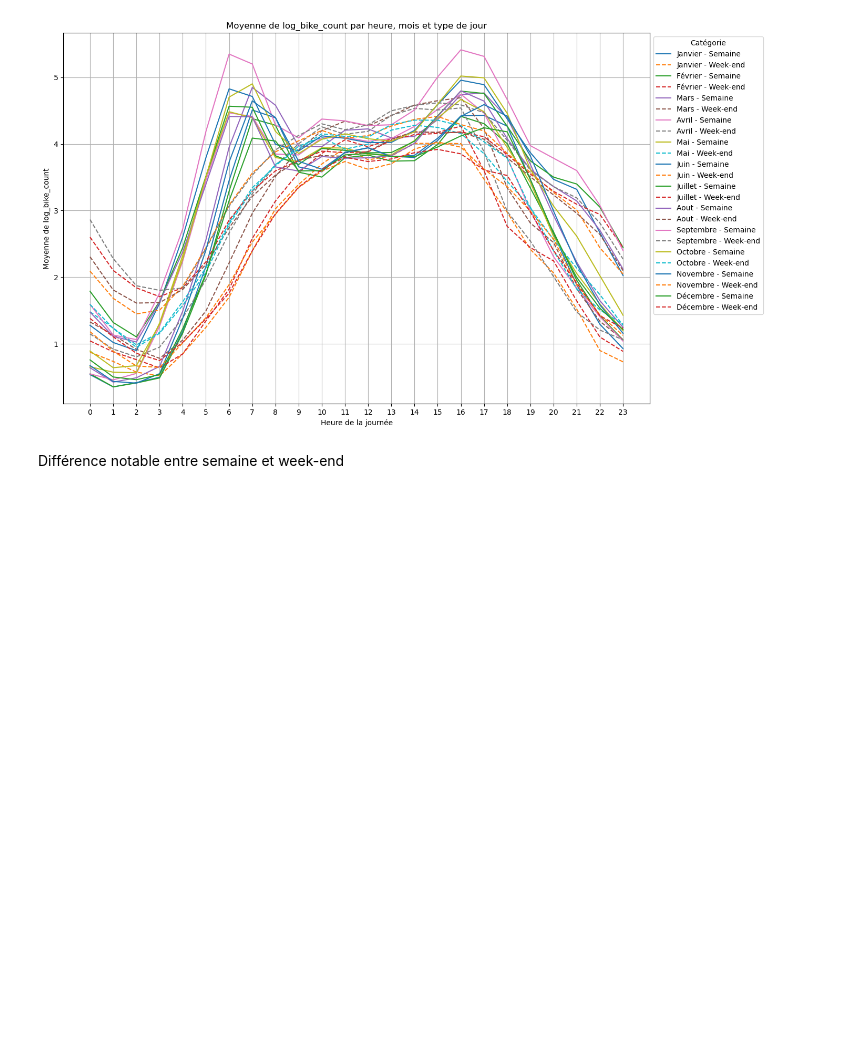
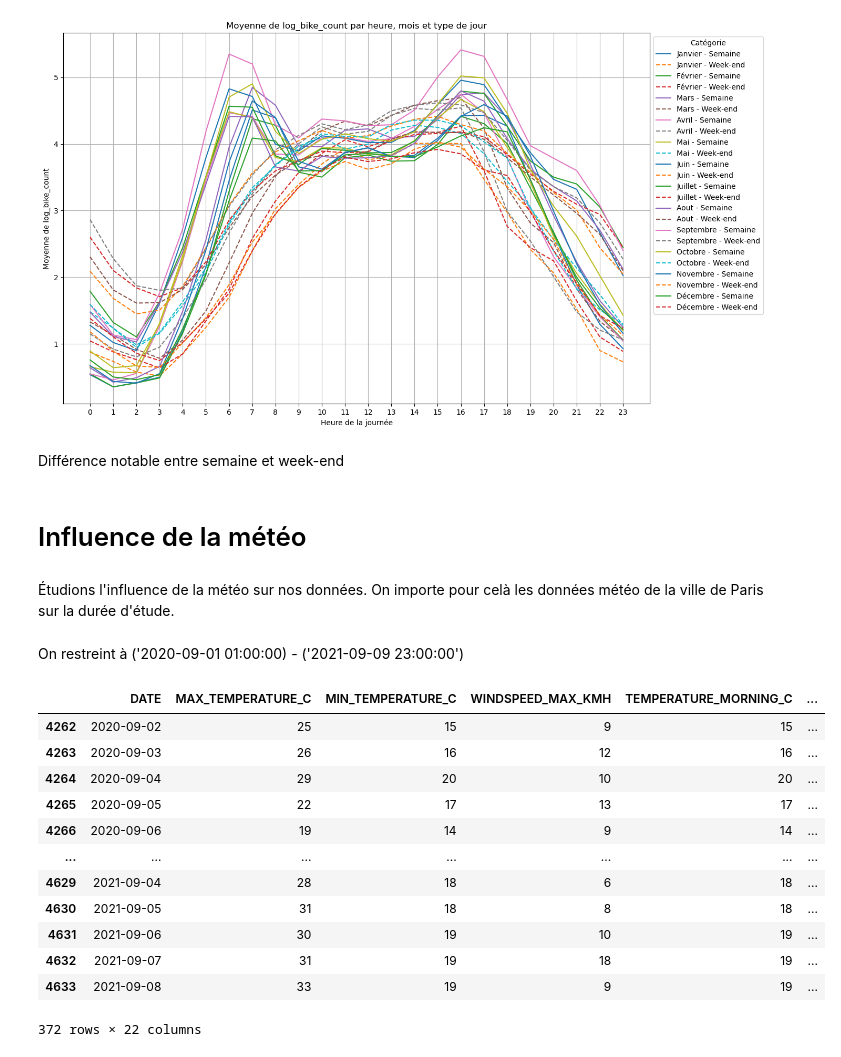
Before and after one commit to Vincent-Maladiere/bike_counters, a Jupyter notebook: bike_count_pred_samy.ipynb, the cells around one changed output. Cells and saved outputs as stored; diff of their text form; code cells hidden in the pictures; blank space fills up the shorter version.

```diff
--- a/bike_count_pred_samy.ipynb
+++ b/bike_count_pred_samy.ipynb
@@ -139,0 +139,25 @@ def
+# %% [markdown]
+# Influence de la météo
+# %% [markdown]
+Étudions l'influence de la météo sur nos données. On importe pour celà les données météo de la ville de Paris sur la durée d'étude.
+# %%
+data_meteo = pd.read_csv('external_data/export-paris0.csv')
+data_meteo = data_meteo.drop(columns = ['TEMPERATURE_NIGHT_C', 'SUNRISE', 'SUNSET'] )
+# %% [markdown]
+On restreint à ('2020-09-01 01:00:00) - ('2021-09-09 23:00:00')
+# %%
+data_meteo[(data_meteo['DATE'] > '2020-09-01') & (data_meteo['DATE'] < '2021-09-09')]
+# %% [output]
+|  | DATE | MAX_TEMPERATURE_C | MIN_TEMPERATURE_C | WINDSPEED_MAX_KMH | TEMPERATURE_MORNING_C | ... |
+| 4262 | 2020-09-02 | 25 | 15 | 9 | 15 | ... |
+| 4263 | 2020-09-03 | 26 | 16 | 12 | 16 | ... |
+| 4264 | 2020-09-04 | 29 | 20 | 10 | 20 | ... |
+| 4265 | 2020-09-05 | 22 | 17 | 13 | 17 | ... |
+| 4266 | 2020-09-06 | 19 | 14 | 9 | 14 | ... |
+| ... | ... | ... | ... | ... | ... | ... |
+| 4629 | 2021-09-04 | 28 | 18 | 6 | 18 | ... |
+| 4630 | 2021-09-05 | 31 | 18 | 8 | 18 | ... |
+| 4631 | 2021-09-06 | 30 | 19 | 10 | 19 | ... |
+| 4632 | 2021-09-07 | 31 | 19 | 18 | 19 | ... |
+| 4633 | 2021-09-08 | 33 | 19 | 9 | 19 | ... |
+372 rows × 22 columns
```
Also changed, not shown: parts of 5 cells of this notebook.
